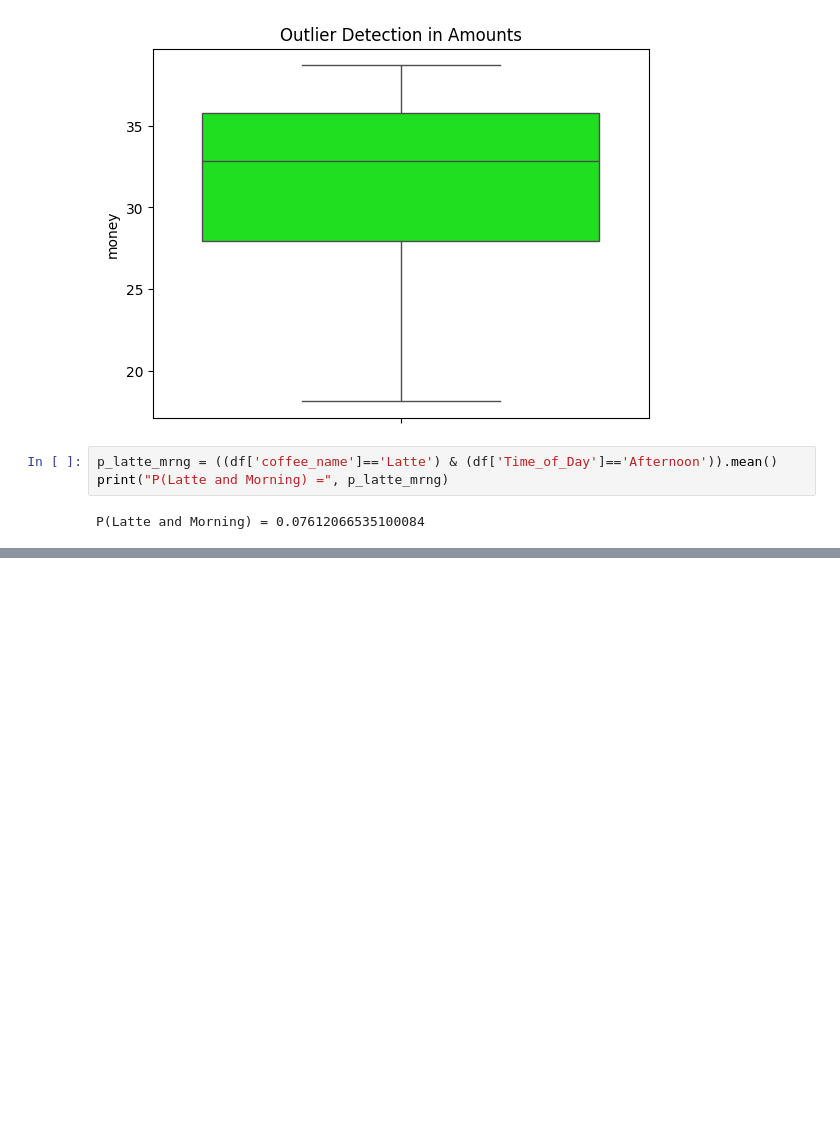
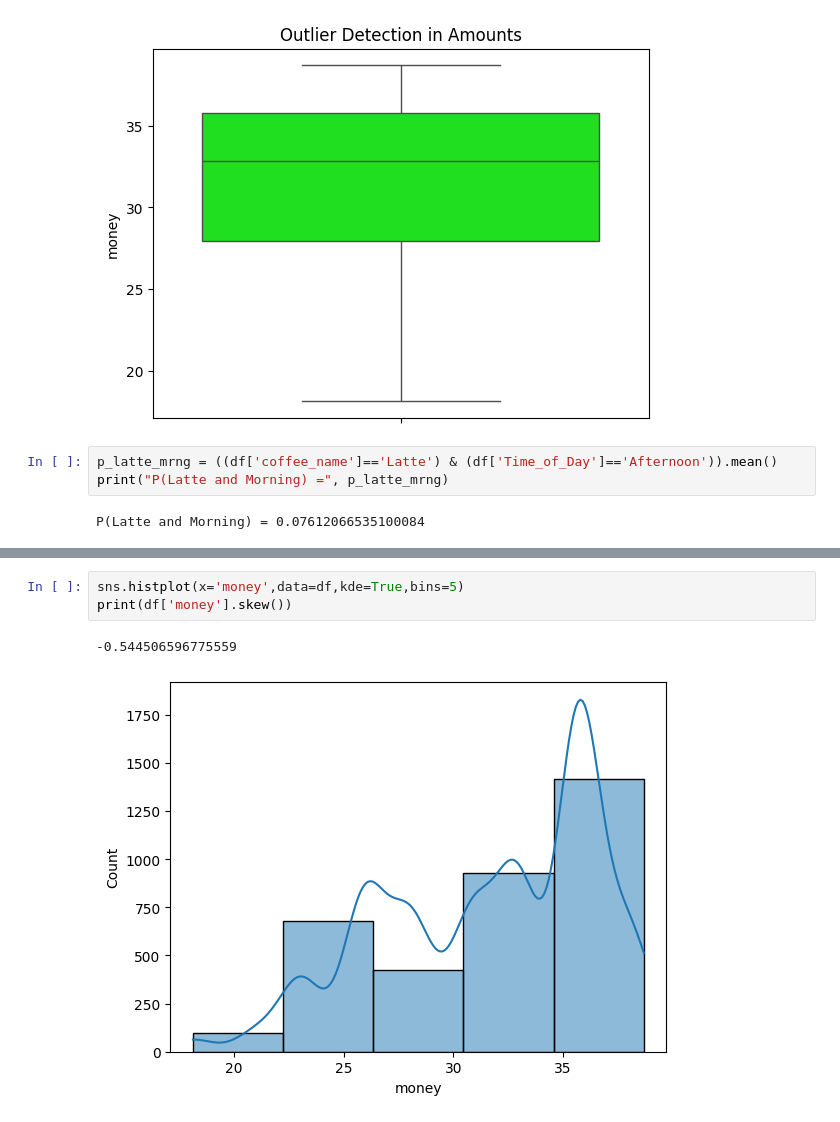
Before and after one commit to kanika-07cs/EDA-task3, a Jupyter notebook: EDA3.ipynb, the cells around one changed output, grey strips where cells are left out. Cells and saved outputs as stored; diff of their text form; blank space fills up the shorter version.

```diff
--- a/EDA3.ipynb
+++ b/EDA3.ipynb
@@ -311,0 +306,6 @@ df.head()
+# %%
+sns.histplot(x='money',data=df,kde=True,bins=5)
+print(df['money'].skew())
+# %% [output]
+-0.544506596775559
+[figure, added]
```
Also changed, not shown: parts of 12 cells of this notebook.
